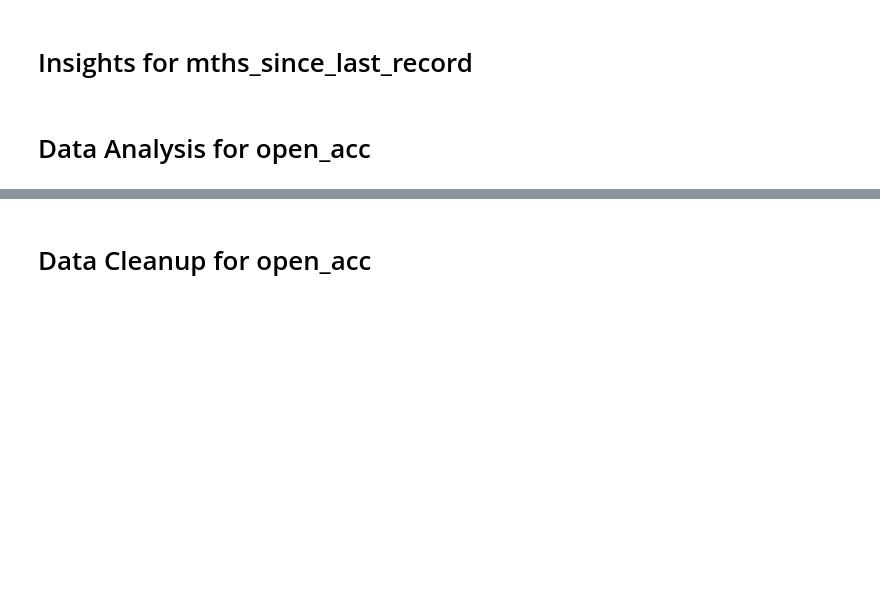
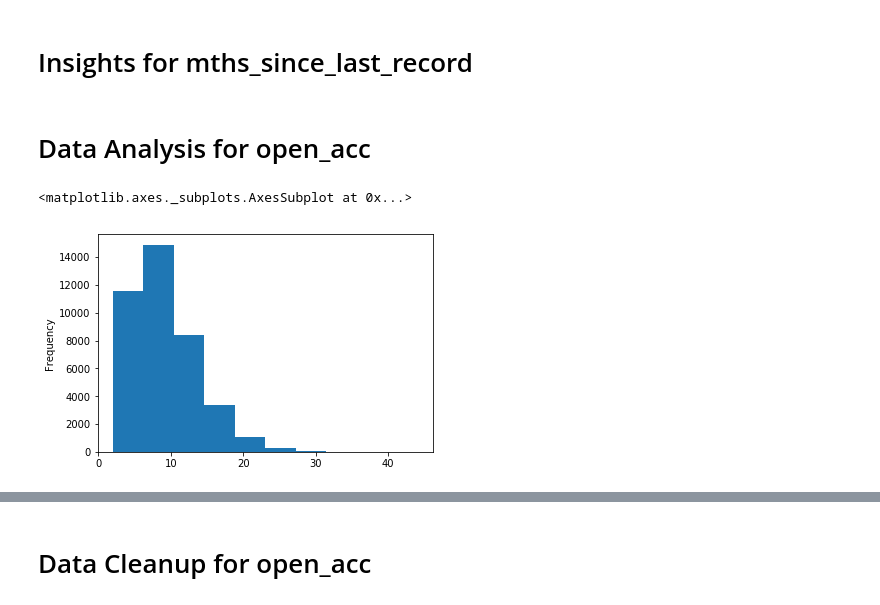
Before and after one commit to amirivija/EDA, a Jupyter notebook: group_assignment.ipynb, the cells around one changed output, grey strips where cells are left out. Saved outputs shown, nothing was run; the diff lists cells and outputs as text; code cells hidden in the pictures; blank space fills up the shorter version.

```diff
--- a/group_assignment.ipynb
+++ b/group_assignment.ipynb
@@ -815,3 +994,9 @@ lending_club.loc[lending_club['mths_since_last_delinq'] != 0][['mths_since_last_
 # Insights for mths_since_last_record
 # %% [markdown]
 # Data Analysis for open_acc
+# %%
+#do_analysis(lending_club, 'open_acc')
+lending_club['open_acc'].plot(kind='hist')
+# %% [output]
+<matplotlib.axes._subplots.AxesSubplot at 0x...>
+[figure, added]
```
Also changed, not shown: parts of 106 cells of this notebook.
